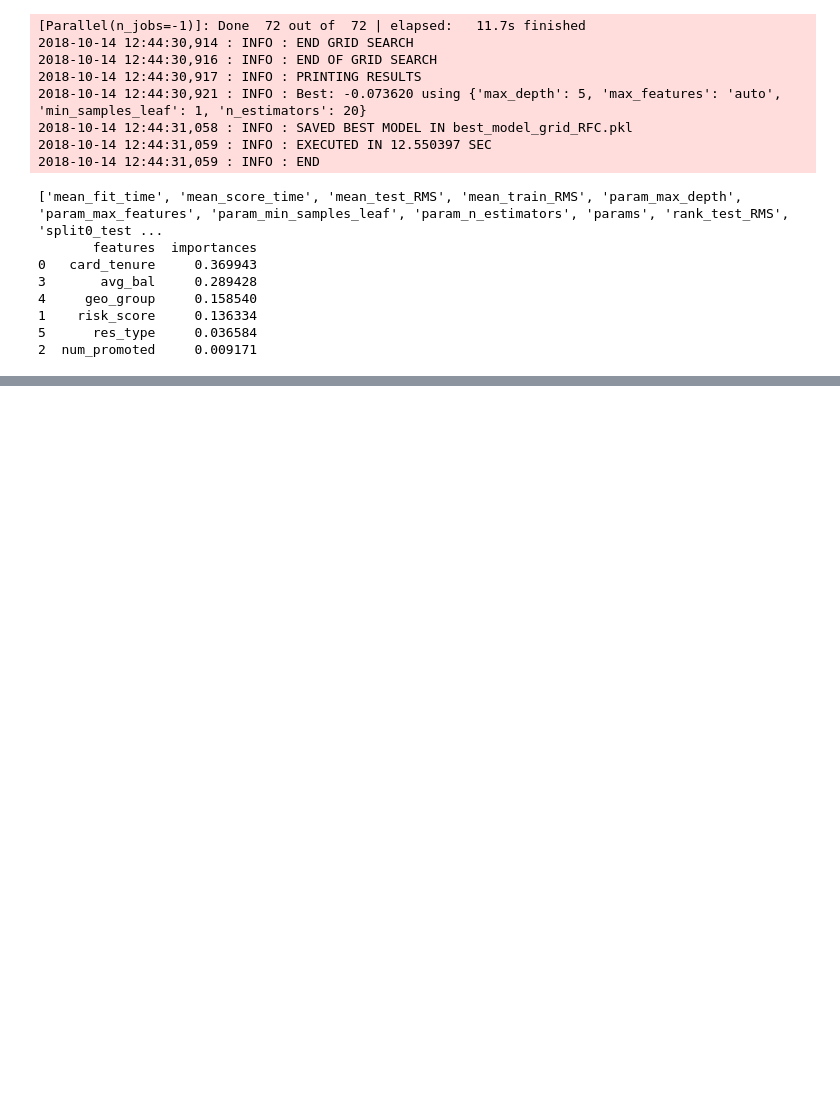
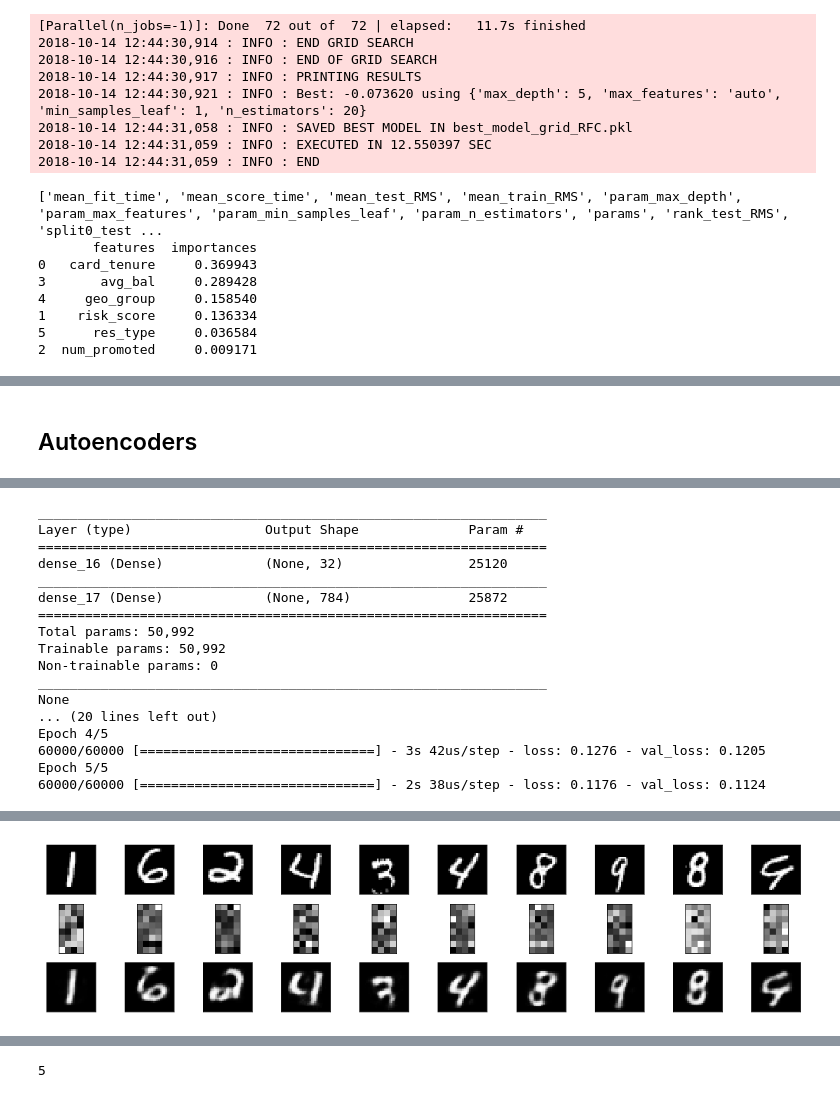
Before and after one commit to SalMarco/FourthLesson, a Jupyter notebook: Lesson4-1.ipynb, the cells around one changed output, grey strips where cells are left out. Saved outputs shown, nothing was run; the diff lists cells and outputs as text; code cells hidden in the pictures; blank space fills up the shorter version.

Commit message:
Update, added autoencoders

```diff
--- a/Lesson4-1.ipynb
+++ b/Lesson4-1.ipynb
@@ -469,0 +477,2 @@ mean       0.068640    139.491617    655.091680      0.007000
+# %% [markdown]
+## Autoencoders
@@ -469,0 +610,3 @@ mean       0.068640    139.491617    655.091680      0.007000
+# %%
+main()
+# %% [output]
@@ -469,0 +625,17 @@ mean       0.068640    139.491617    655.091680      0.007000
+_________________________________________________________________
+Layer (type)                 Output Shape              Param #
+=================================================================
+dense_16 (Dense)             (None, 32)                25120
+_________________________________________________________________
+dense_17 (Dense)             (None, 784)               25872
+=================================================================
+Total params: 50,992
+Trainable params: 50,992
+Non-trainable params: 0
+_________________________________________________________________
+None
+... (20 lines left out)
+Epoch 4/5
+60000/60000 [==============================] - 3s 42us/step - loss: 0.1276 - val_loss: 0.1205
+Epoch 5/5
+60000/60000 [==============================] - 2s 38us/step - loss: 0.1176 - val_loss: 0.1124
@@ -469,0 +646 @@ mean       0.068640    139.491617    655.091680      0.007000
+[figure, added]
@@ -469,0 +651,5 @@ mean       0.068640    139.491617    655.091680      0.007000
+# %%
+a[0][0][0]
+a[0][1][0]
+# %% [output]
+5
```
Also changed, not shown: parts of 4 cells of this notebook.
